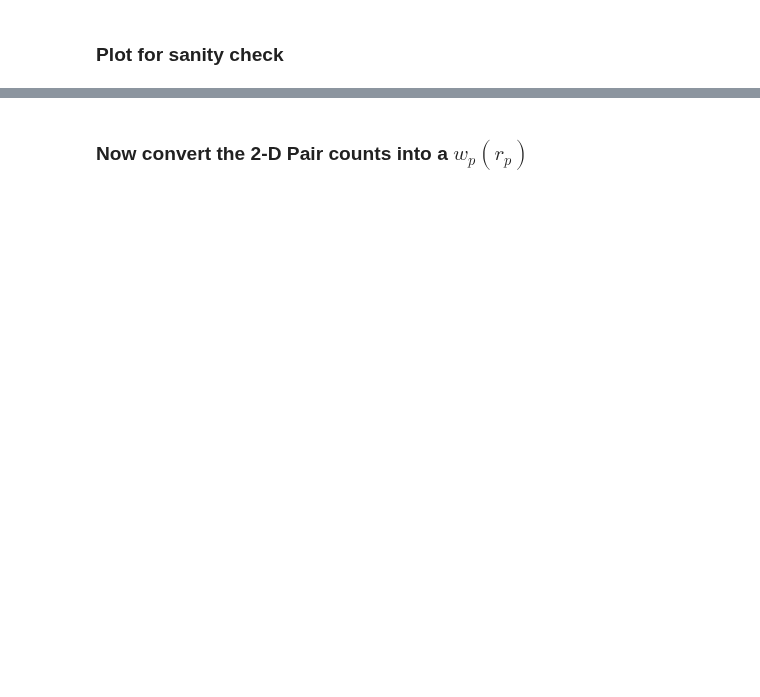
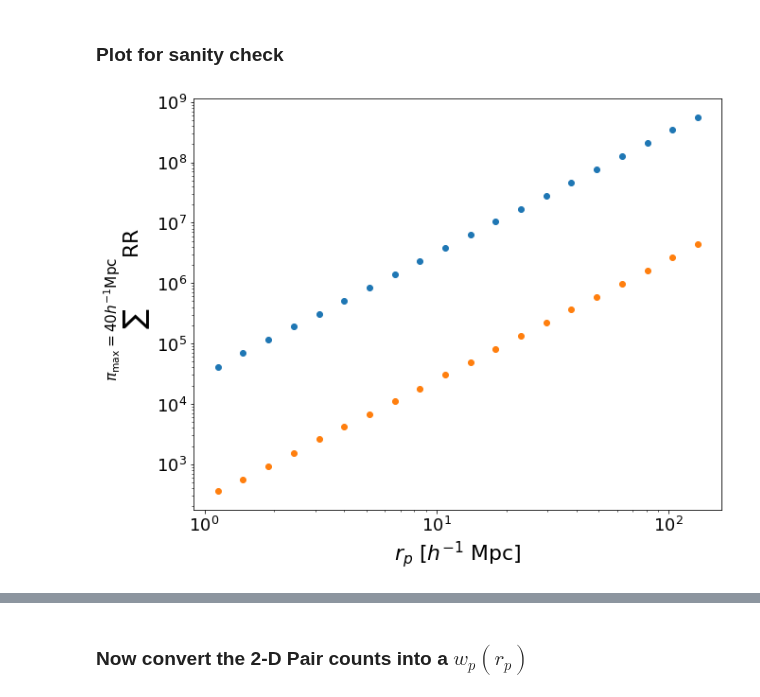
Before and after one commit to mshiferaw/quaia_bias, a Jupyter notebook: notebooks/2025-03-05_measure_wp_rp_comoving.ipynb, the cells around one changed output, grey strips where cells are left out. Cells and saved outputs as stored; diff of their text form; code cells hidden in the pictures; blank space fills up the shorter version.

```diff
--- a/notebooks/2025-03-05_measure_wp_rp_comoving.ipynb
+++ b/notebooks/2025-03-05_measure_wp_rp_comoving.ipynb
@@ -299,6 +291,16 @@ def plot_counts(counts, key, cut, ax, x, label):
 # %%
 def recenter(bins):
     return 0.5*(bins[1:]+bins[:-1])
+# %%
+plt.scatter(recenter(rbins), [np.sum(RR_counts['npairs'][RR_counts['rpavg']==i]) for i in recenter(rbins)])
+plt.scatter(recenter(rbins), [np.sum(DD_counts['npairs'][DD_counts['rpavg']==i]) for i in recenter(rbins)])
+plt.xlabel(r'$r_{p}$ $[h^{-1}$ Mpc]') # projected
+plt.ylabel('$\sum^{\pi_\mathrm{max}=40h^{-1}\mathrm{Mpc}}$RR')
+plt.xscale('log')
+plt.yscale('log')
+plt.show()
+# %% [output]
+[figure, added]
 # %%
 fig = plt.figure(figsize = (20, 8))
 gs = gridspec.GridSpec(1, 2)
```
Also changed, not shown: parts of 22 cells of this notebook, 21 other files.
